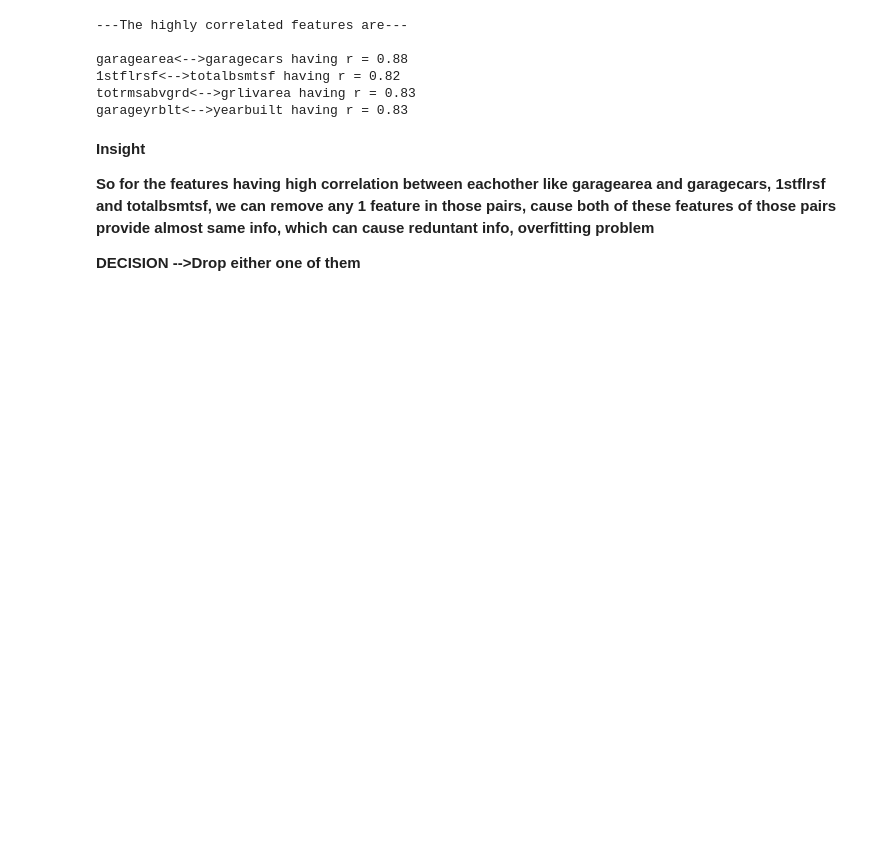
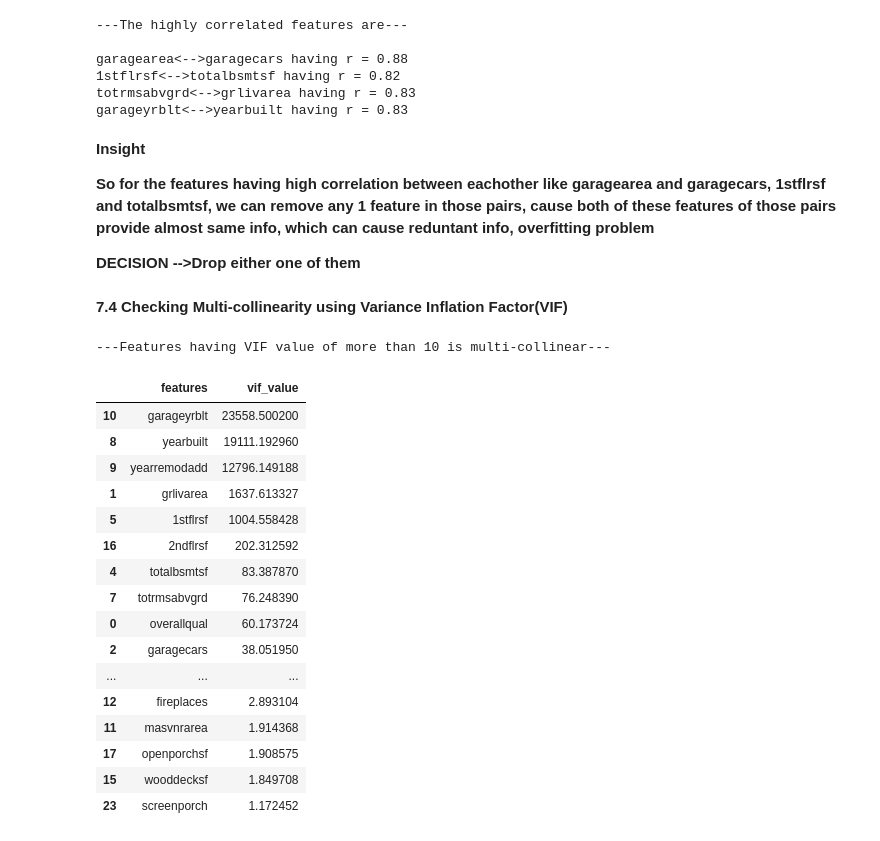
Before and after one commit to AsokTamang/houseprice_predictor, a Jupyter notebook: notebook/Untitled.ipynb, the cells around one changed output. Cells and saved outputs as stored; diff of their text form; code cells hidden in the pictures; blank space fills up the shorter version.

Commit message:
calculation of vif of the important numerical features

```diff
--- a/notebook/Untitled.ipynb
+++ b/notebook/Untitled.ipynb
@@ -453,7 +455,8 @@ plt.show()
 # %% [markdown]
 **7.3 Co-relation Bar chart and Heatmap**
 # %%
-corr = df[numerical + [target]].corr()[target].drop(target)  #finding the correlation of all the numeric features with the target variable
+target = 'saleprice'
+corr = df_raw[numerical + [target]].corr()[target].drop(target)  #finding the correlation of all the numeric features with the target variable
 corr_sorted = corr.sort_values(ascending=False)
 colors = ['crimson' if v<0 else 'steelblue' for v in corr_sorted]
 imp_num_features = corr_sorted[corr_sorted>abs(0.1)].index.tolist()
@@ -508,3 +511,33 @@ garageyrblt<-->yearbuilt having r = 0.83
 **So for the features having high correlation between eachother like garagearea and garagecars, 1stflrsf and totalbsmtsf, we can remove any 1 feature in those pairs, cause both of these features of those pairs provide almost same info, which can cause reduntant info, overfitting problem**
 
 **DECISION -->Drop either one of them**
+# %% [markdown]
+**7.4 Checking Multi-collinearity using Variance Inflation Factor(VIF)**
+# %%
+variables = df_raw[imp_num_features].dropna()
+vif = pd.DataFrame({
+    'features':variables.columns,
+    'vif_value':[variance_inflation_factor(variables.values,i) for i in range(variables.shape[1])]  #checking the vif of the current i indexed feature using the remaining features
+}
+).sort_values('vif_value',ascending=False)
+print('---Features having VIF value of more than 10 is multi-collinear---\n')
+display(vif)
+# %% [output]
+---Features having VIF value of more than 10 is multi-collinear---
+|  | features | vif_value |
+| 10 | garageyrblt | 23558.500200 |
+| 8 | yearbuilt | 19111.192960 |
+| 9 | yearremodadd | 12796.149188 |
+| 1 | grlivarea | 1637.613327 |
+| 5 | 1stflrsf | 1004.558428 |
+| 16 | 2ndflrsf | 202.312592 |
+| 4 | totalbsmtsf | 83.387870 |
+| 7 | totrmsabvgrd | 76.248390 |
+| 0 | overallqual | 60.173724 |
+| 2 | garagecars | 38.051950 |
+| ... | ... | ... |
+| 12 | fireplaces | 2.893104 |
+| 11 | masvnrarea | 1.914368 |
+| 17 | openporchsf | 1.908575 |
+| 15 | wooddecksf | 1.849708 |
+| 23 | screenporch | 1.172452 |
```
Also changed, not shown: parts of 5 cells of this notebook.
